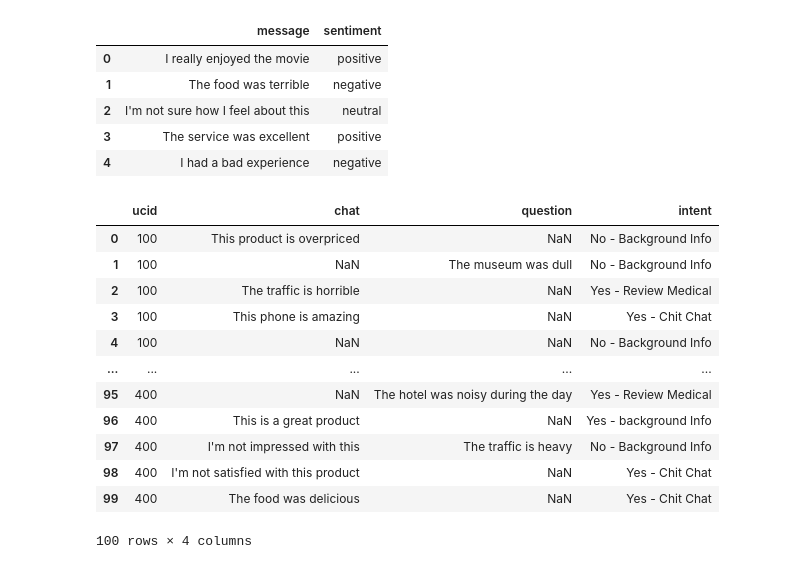
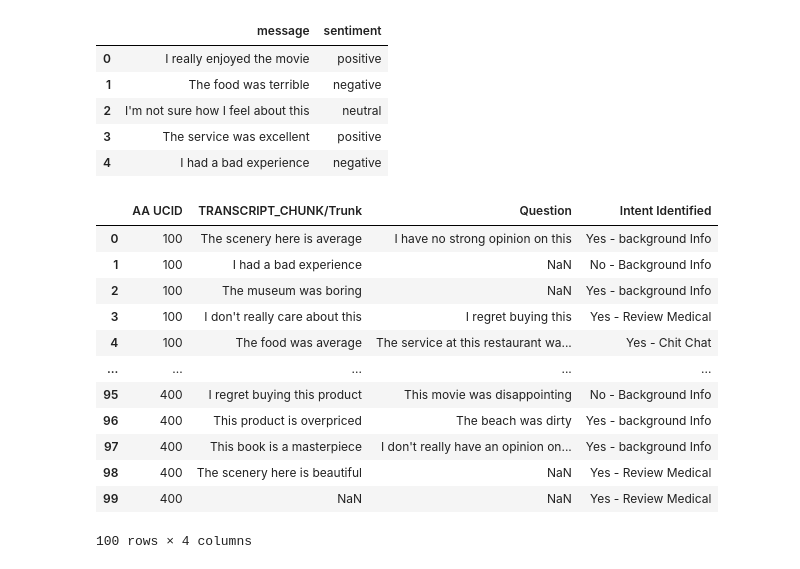
Before and after one commit to navid-finra/finra2, a Jupyter notebook: chats.ipynb, the cells around one changed output. Saved outputs shown, nothing was run; the diff lists cells and outputs as text; code cells hidden in the pictures.

```diff
--- a/chats.ipynb
+++ b/chats.ipynb
@@ -31,41 +31,41 @@ df1.head()
 | 4 | I had a bad experience | negative |
 # %%
 data = np.zeros([100,4])
-data = pd.DataFrame(data, columns=['ucid', 'chat', 'question', 'intent'])
+data = pd.DataFrame(data, columns=['AA UCID', 'TRANSCRIPT_CHUNK/Trunk', 'Question', 'Intent Identified'])
 # %%
 ucid = [100, 200, 300, 400] * 25
 ucid.sort()
 ucid = np.array(ucid)
 
 chat = df1.message.iloc[:80]
 chat = np.append(chat, np.repeat(np.nan, 20))
 np.random.shuffle(chat)
 
 intent = ['Yes - Chit Chat', 'Yes - Review Medical', 'Yes - background Info', 'No - Background Info'] * 25
 intent = np.array(intent)
 np.random.shuffle(intent)
 
 question = df1.message.iloc[100:130]
 question = np.append(question, np.repeat(np.nan, 70))
 np.random.shuffle(question)
 
-data.ucid = ucid
-data.intent = intent
-data.question = question
-data.chat = chat
+data['AA UCID'] = ucid
+data['TRANSCRIPT_CHUNK/Trunk'] = chat
+data['Question'] = question
+data['Intent Identified'] = intent
 data
 # %% [output]
-|  | ucid | chat | question | intent |
-| 0 | 100 | This product is overpriced | NaN | No - Background Info |
-| 1 | 100 | NaN | The museum was dull | No - Background Info |
-| 2 | 100 | The traffic is horrible | NaN | Yes - Review Medical |
-| 3 | 100 | This phone is amazing | NaN | Yes - Chit Chat |
-| 4 | 100 | NaN | NaN | No - Background Info |
+|  | AA UCID | TRANSCRIPT_CHUNK/Trunk | Question | Intent Identified |
+| 0 | 100 | The scenery here is average | I have no strong opinion on this | Yes - background Info |
+| 1 | 100 | I had a bad experience | NaN | No - Background Info |
+| 2 | 100 | The museum was boring | NaN | Yes - background Info |
+| 3 | 100 | I don't really care about this | I regret buying this | Yes - Review Medical |
+| 4 | 100 | The food was average | The service at this restaurant wa... | Yes - Chit Chat |
 | ... | ... | ... | ... | ... |
-| 95 | 400 | NaN | The hotel was noisy during the day | Yes - Review Medical |
-| 96 | 400 | This is a great product | NaN | Yes - background Info |
-| 97 | 400 | I'm not impressed with this | The traffic is heavy | No - Background Info |
-| 98 | 400 | I'm not satisfied with this product | NaN | Yes - Chit Chat |
-| 99 | 400 | The food was delicious | NaN | Yes - Chit Chat |
+| 95 | 400 | I regret buying this product | This movie was disappointing | No - Background Info |
+| 96 | 400 | This product is overpriced | The beach was dirty | Yes - background Info |
+| 97 | 400 | This book is a masterpiece | I don't really have an opinion on... | Yes - background Info |
+| 98 | 400 | The scenery here is beautiful | NaN | Yes - Review Medical |
+| 99 | 400 | NaN | NaN | Yes - Review Medical |
 100 rows × 4 columns
 # %%
```
Also changed, not shown: parts of 1 cell of this notebook.
